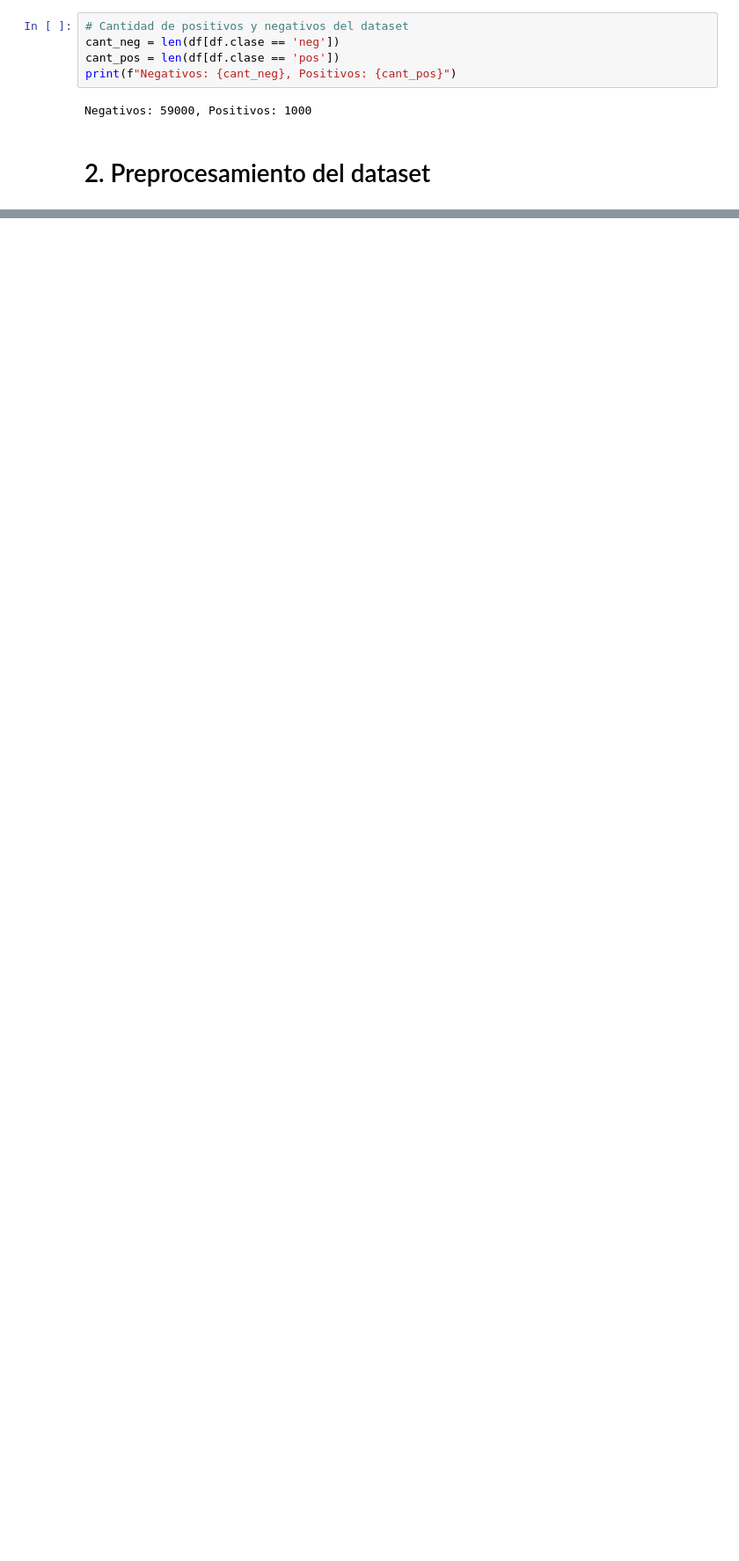
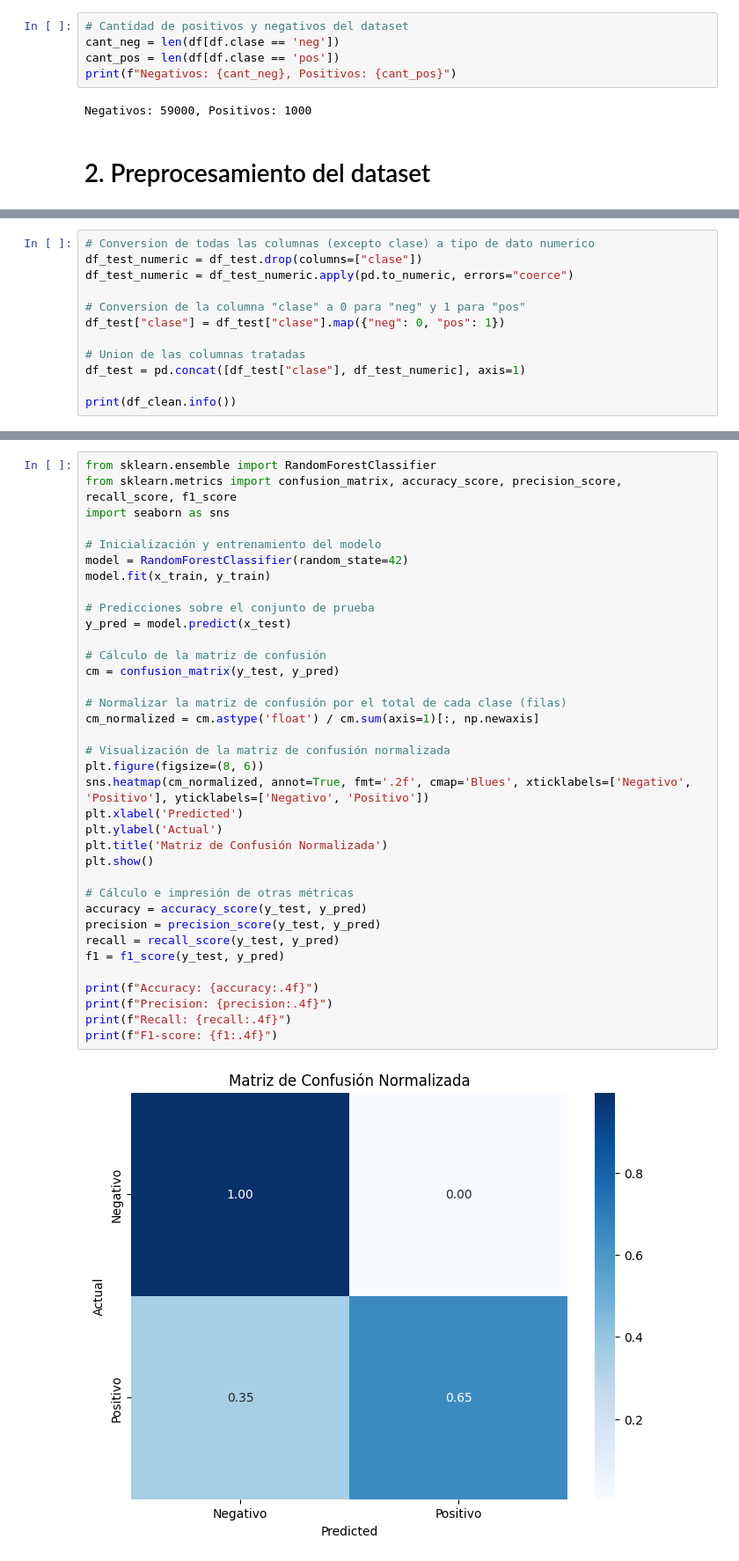
Before and after one commit to marcohinojosag/IA_MKTR, a Jupyter notebook: cod.ipynb, the cells around one changed output, grey strips where cells are left out. Shown: that part at 88% size. Cells and saved outputs as stored; diff of their text form; blank space fills up the shorter version.

Commit message:
Analisis de datos preliminar y entrenamiento generico

```diff
--- a/cod.ipynb
+++ b/cod.ipynb
@@ -107,0 +263,12 @@ Negativos: 59000, Positivos: 1000
+# %%
+# Conversion de todas las columnas (excepto clase) a tipo de dato numerico
+df_test_numeric = df_test.drop(columns=["clase"])
+df_test_numeric = df_test_numeric.apply(pd.to_numeric, errors="coerce")
+
+# Conversion de la columna "clase" a 0 para "neg" y 1 para "pos"
+df_test["clase"] = df_test["clase"].map({"neg": 0, "pos": 1})
+
+# Union de las columnas tratadas
+df_test = pd.concat([df_test["clase"], df_test_numeric], axis=1)
+
+print(df_clean.info())
@@ -107,0 +327,38 @@ Negativos: 59000, Positivos: 1000
+# %%
+from sklearn.ensemble import RandomForestClassifier
+from sklearn.metrics import confusion_matrix, accuracy_score, precision_score, recall_score, f1_score
+import seaborn as sns
+
+# Inicialización y entrenamiento del modelo
+model = RandomForestClassifier(random_state=42)
+model.fit(x_train, y_train)
+
+# Predicciones sobre el conjunto de prueba
+y_pred = model.predict(x_test)
+
+# Cálculo de la matriz de confusión
+cm = confusion_matrix(y_test, y_pred)
+
+# Normalizar la matriz de confusión por el total de cada clase (filas)
+cm_normalized = cm.astype('float') / cm.sum(axis=1)[:, np.newaxis]
+
+# Visualización de la matriz de confusión normalizada
+plt.figure(figsize=(8, 6))
+sns.heatmap(cm_normalized, annot=True, fmt='.2f', cmap='Blues', xticklabels=['Negativo', 'Positivo'], yticklabels=['Negativo', 'Positivo'])
+plt.xlabel('Predicted')
+plt.ylabel('Actual')
+plt.title('Matriz de Confusión Normalizada')
+plt.show()
+
+# Cálculo e impresión de otras métricas
+accuracy = accuracy_score(y_test, y_pred)
+precision = precision_score(y_test, y_pred)
+recall = recall_score(y_test, y_pred)
+f1 = f1_score(y_test, y_pred)
+
+print(f"Accuracy: {accuracy:.4f}")
+print(f"Precision: {precision:.4f}")
+print(f"Recall: {recall:.4f}")
+print(f"F1-score: {f1:.4f}")
+# %% [output]
+[figure, added]
```
Also changed, not shown: parts of 18 cells of this notebook.
